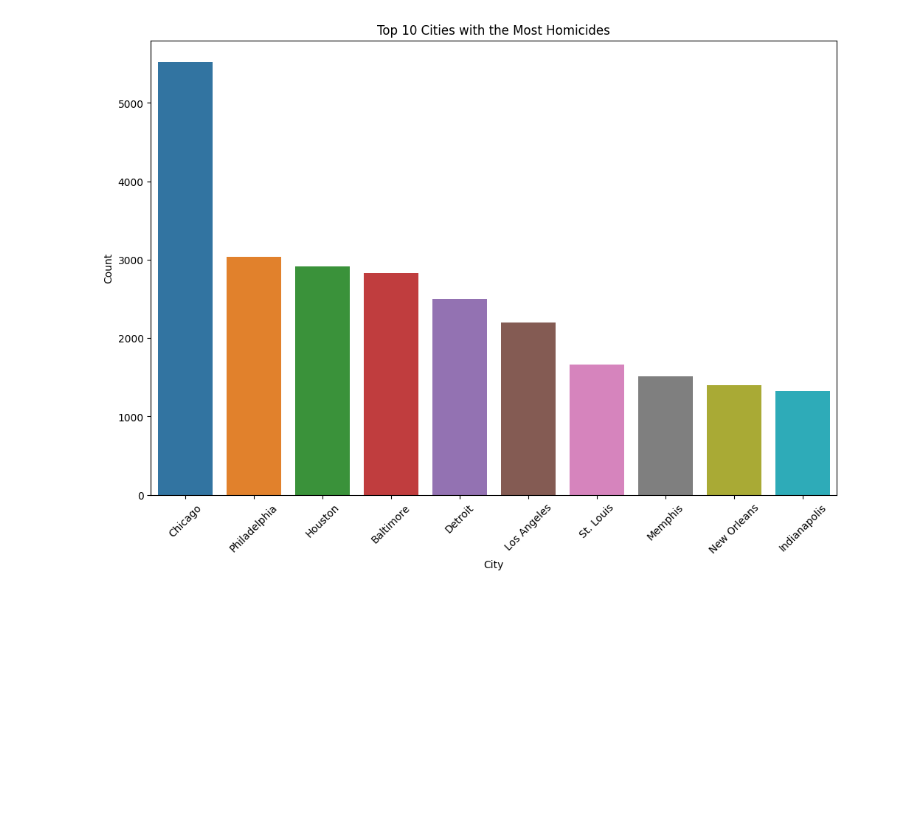
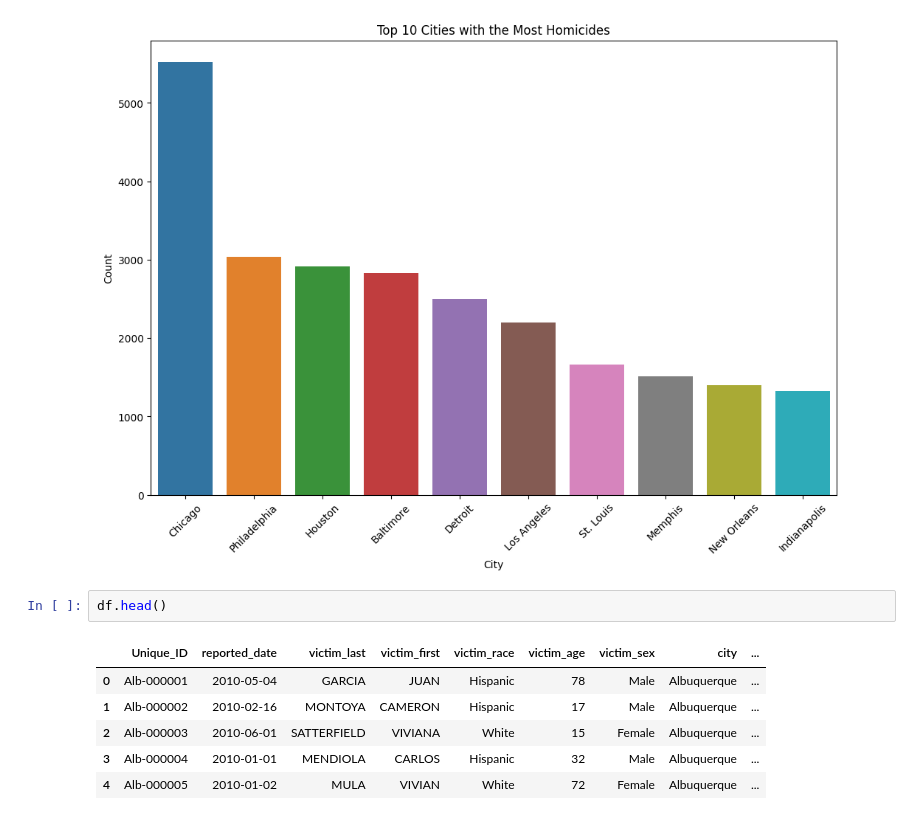
Before and after one commit to alexxcode/Analyzing-Urban-Homicide-Data, a Jupyter notebook: eda.ipynb, the cells around one changed output. Cells and saved outputs as stored; diff of their text form; blank space fills up the shorter version.

```diff
--- a/eda.ipynb
+++ b/eda.ipynb
@@ -176,3 +176,12 @@ plt.xticks(rotation=45)
 plt.show()
 # %% [output]
 [figure]
+# %%
+df.head()
+# %% [output]
+|  | Unique_ID | reported_date | victim_last | victim_first | victim_race | victim_age | victim_sex | city | ... |
+| 0 | Alb-000001 | 2010-05-04 | GARCIA | JUAN | Hispanic | 78 | Male | Albuquerque | ... |
+| 1 | Alb-000002 | 2010-02-16 | MONTOYA | CAMERON | Hispanic | 17 | Male | Albuquerque | ... |
+| 2 | Alb-000003 | 2010-06-01 | SATTERFIELD | VIVIANA | White | 15 | Female | Albuquerque | ... |
+| 3 | Alb-000004 | 2010-01-01 | MENDIOLA | CARLOS | Hispanic | 32 | Male | Albuquerque | ... |
+| 4 | Alb-000005 | 2010-01-02 | MULA | VIVIAN | White | 72 | Female | Albuquerque | ... |
```
Also changed, not shown: parts of 4 cells of this notebook.
